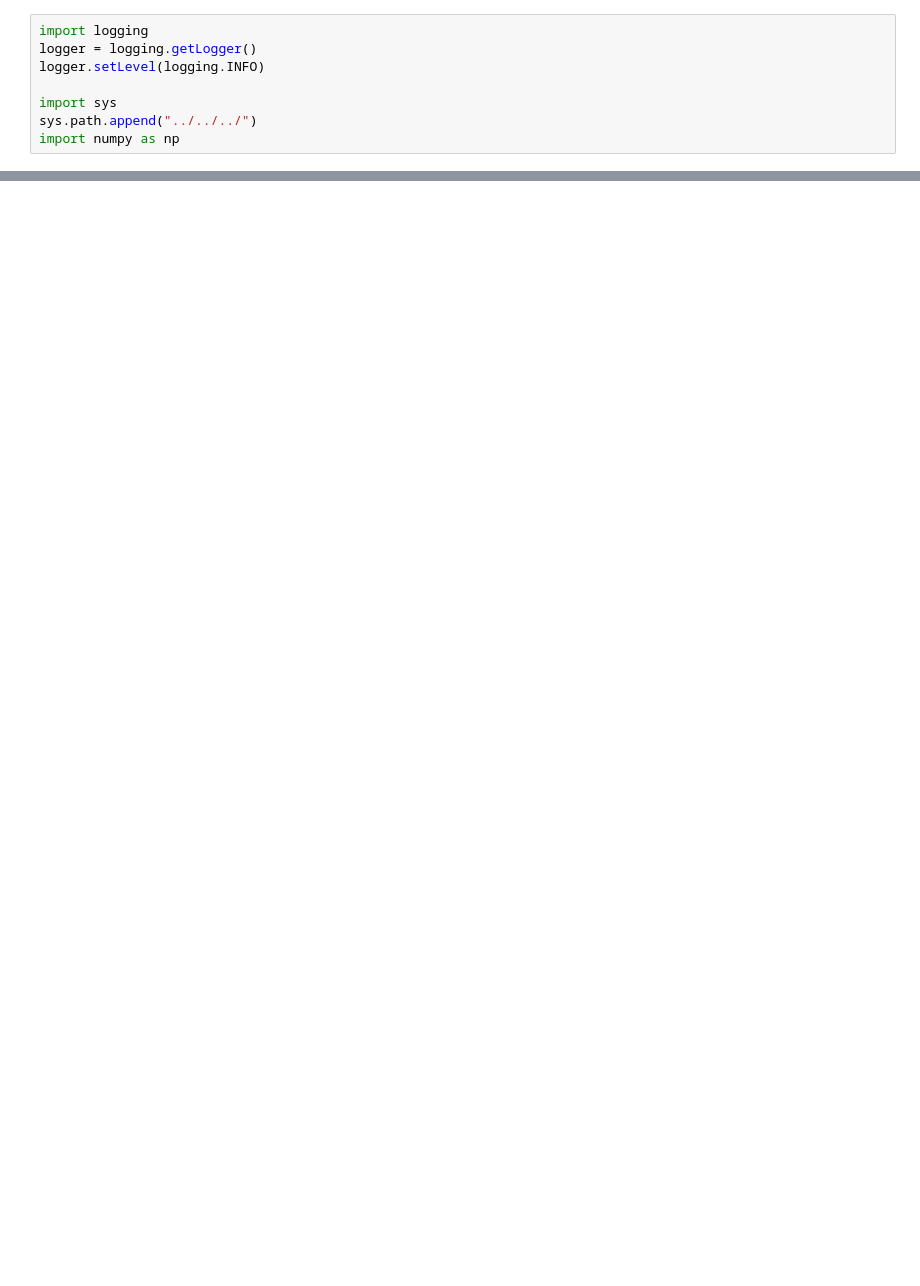
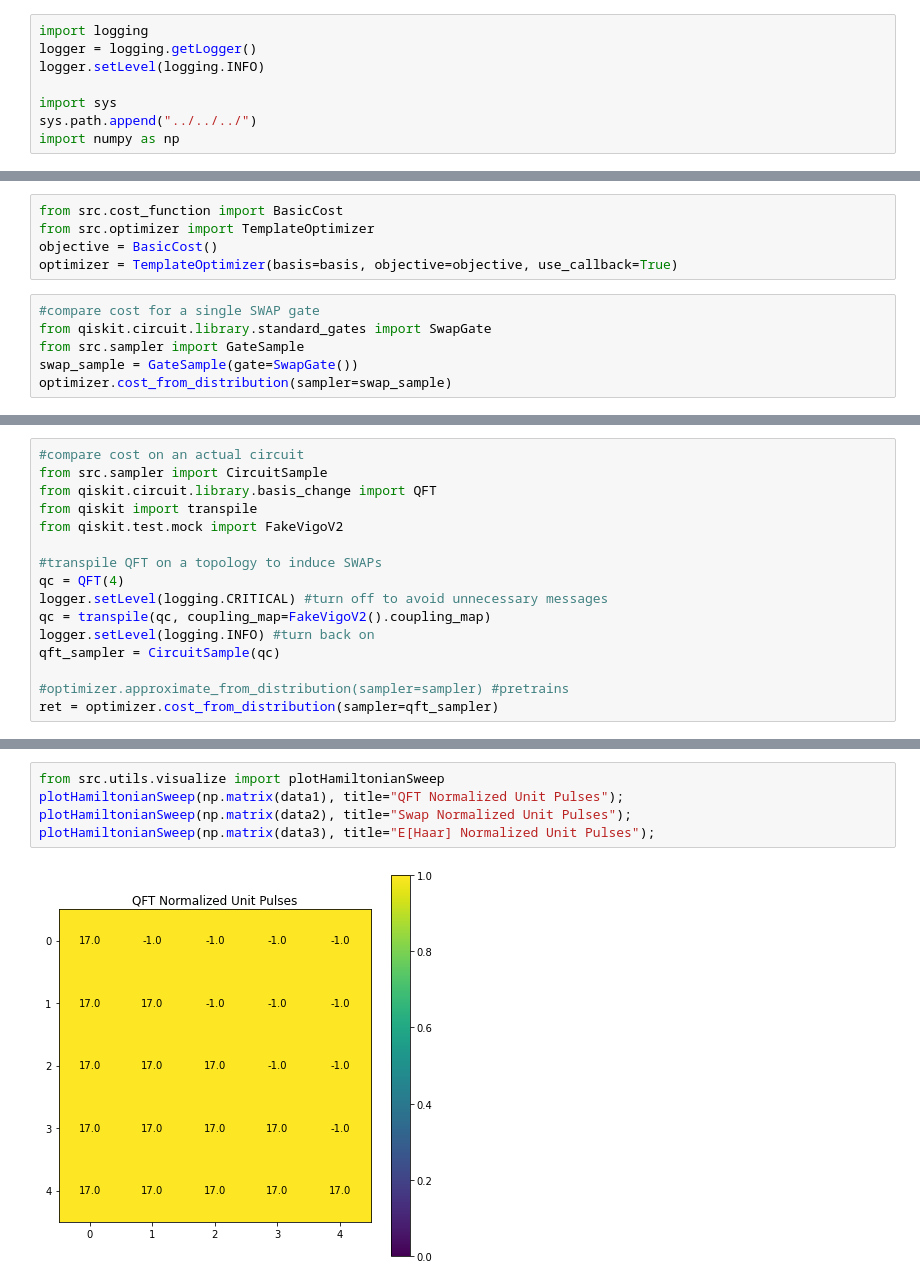
Before and after one commit to Pitt-JonesLab/slam_decomposition, a Jupyter notebook: src/scripts/gate_exploration/mixed_basis.ipynb, the cells around one changed output, grey strips where cells are left out. Drawn from its saved outputs; the diff is of its cells as text; blank space fills up the shorter version.

```diff
--- a/src/scripts/gate_exploration/mixed_basis.ipynb
+++ b/src/scripts/gate_exploration/mixed_basis.ipynb
@@ -8,0 +67,11 @@ import numpy as np
+# %%
+from src.cost_function import BasicCost
+from src.optimizer import TemplateOptimizer
+objective = BasicCost()
+optimizer = TemplateOptimizer(basis=basis, objective=objective, use_callback=True)
+# %%
+#compare cost for a single SWAP gate
+from qiskit.circuit.library.standard_gates import SwapGate
+from src.sampler import GateSample
+swap_sample = GateSample(gate=SwapGate())
+optimizer.cost_from_distribution(sampler=swap_sample)
@@ -8,0 +82,16 @@ import numpy as np
+# %%
+#compare cost on an actual circuit
+from src.sampler import CircuitSample
+from qiskit.circuit.library.basis_change import QFT
+from qiskit import transpile
+from qiskit.test.mock import FakeVigoV2
+
+#transpile QFT on a topology to induce SWAPs
+qc = QFT(4)
+logger.setLevel(logging.CRITICAL) #turn off to avoid unnecessary messages
+qc = transpile(qc, coupling_map=FakeVigoV2().coupling_map)
+logger.setLevel(logging.INFO) #turn back on
+qft_sampler = CircuitSample(qc)
+
+#optimizer.approximate_from_distribution(sampler=sampler) #pretrains
+ret = optimizer.cost_from_distribution(sampler=qft_sampler)
@@ -8,0 +219,7 @@ import numpy as np
+# %%
+from src.utils.visualize import plotHamiltonianSweep
+plotHamiltonianSweep(np.matrix(data1), title="QFT Normalized Unit Pulses");
+plotHamiltonianSweep(np.matrix(data2), title="Swap Normalized Unit Pulses");
+plotHamiltonianSweep(np.matrix(data3), title="E[Haar] Normalized Unit Pulses");
+# %% [output]
+[figure, added]
```
Also changed, not shown: parts of 13 cells of this notebook, 11 other files.
